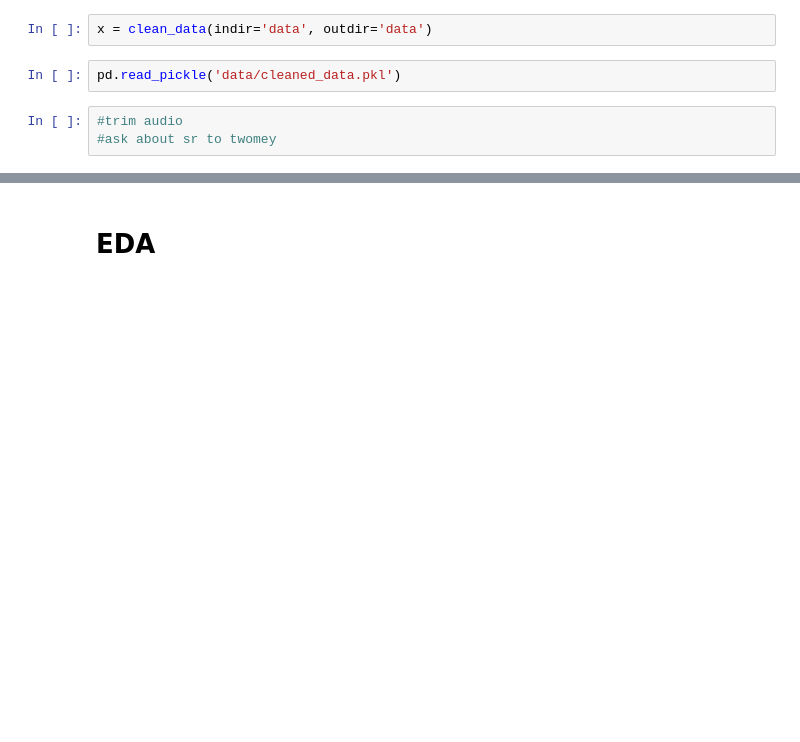
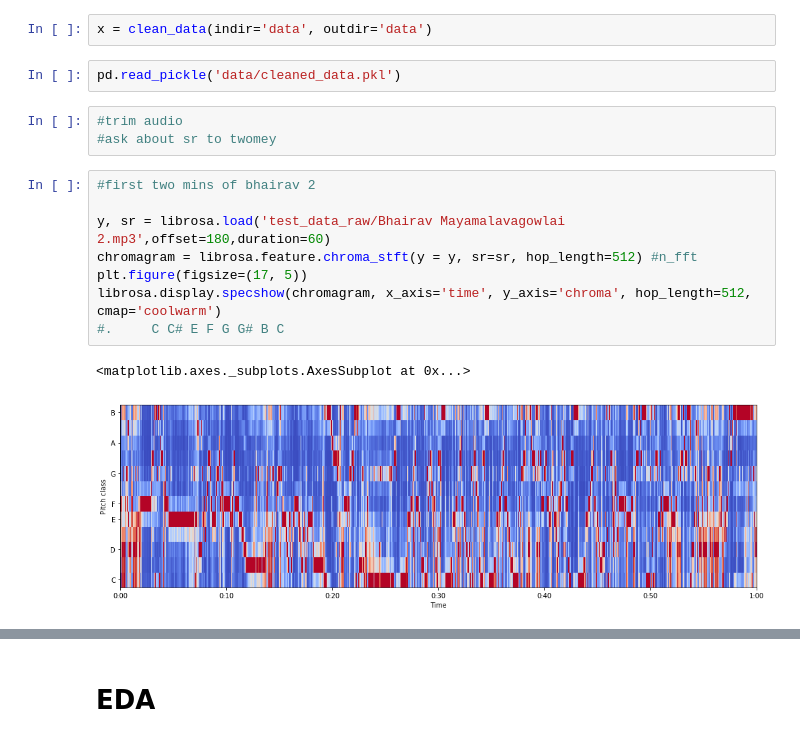
Before and after one commit to sruthiv98/RagaClassification, a Jupyter notebook: notebooks/Saveree Scratch .ipynb, the cells around one changed output, grey strips where cells are left out. Saved outputs shown, nothing was run; the diff lists cells and outputs as text; blank space fills up the shorter version.

```diff
--- a/notebooks/Saveree Scratch .ipynb
+++ b/notebooks/Saveree Scratch .ipynb
@@ -182,3 +166,14 @@ pd.read_pickle('data/cleaned_data.pkl')
 # %%
 #trim audio
 #ask about sr to twomey
+# %%
+#first two mins of bhairav 2
+
+y, sr = librosa.load('test_data_raw/Bhairav Mayamalavagowlai 2.mp3',offset=180,duration=60)
+chromagram = librosa.feature.chroma_stft(y = y, sr=sr, hop_length=512) #n_fft
+plt.figure(figsize=(17, 5))
+librosa.display.specshow(chromagram, x_axis='time', y_axis='chroma', hop_length=512, cmap='coolwarm')
+#.     C C# E F G G# B C
+# %% [output]
+<matplotlib.axes._subplots.AxesSubplot at 0x...>
+[figure, added]
```
Also changed, not shown: parts of 43 cells of this notebook, 3 other files.
